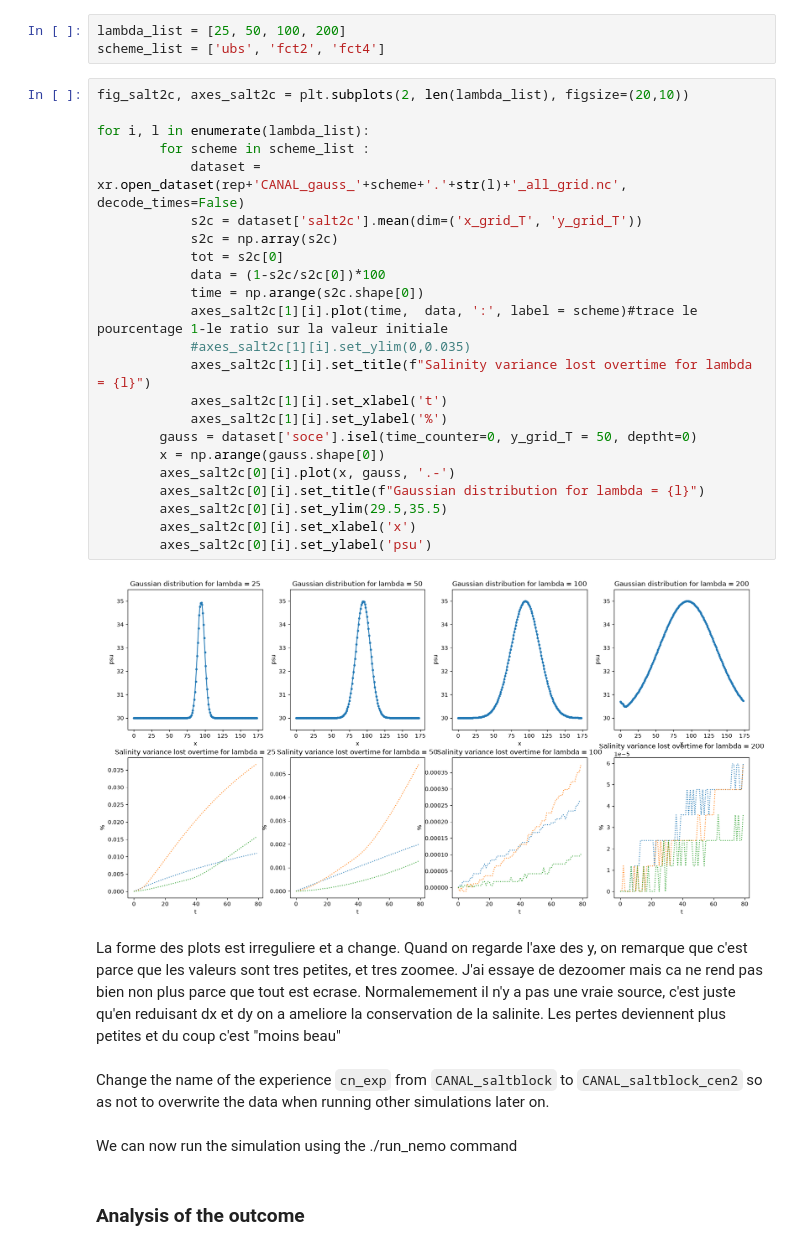
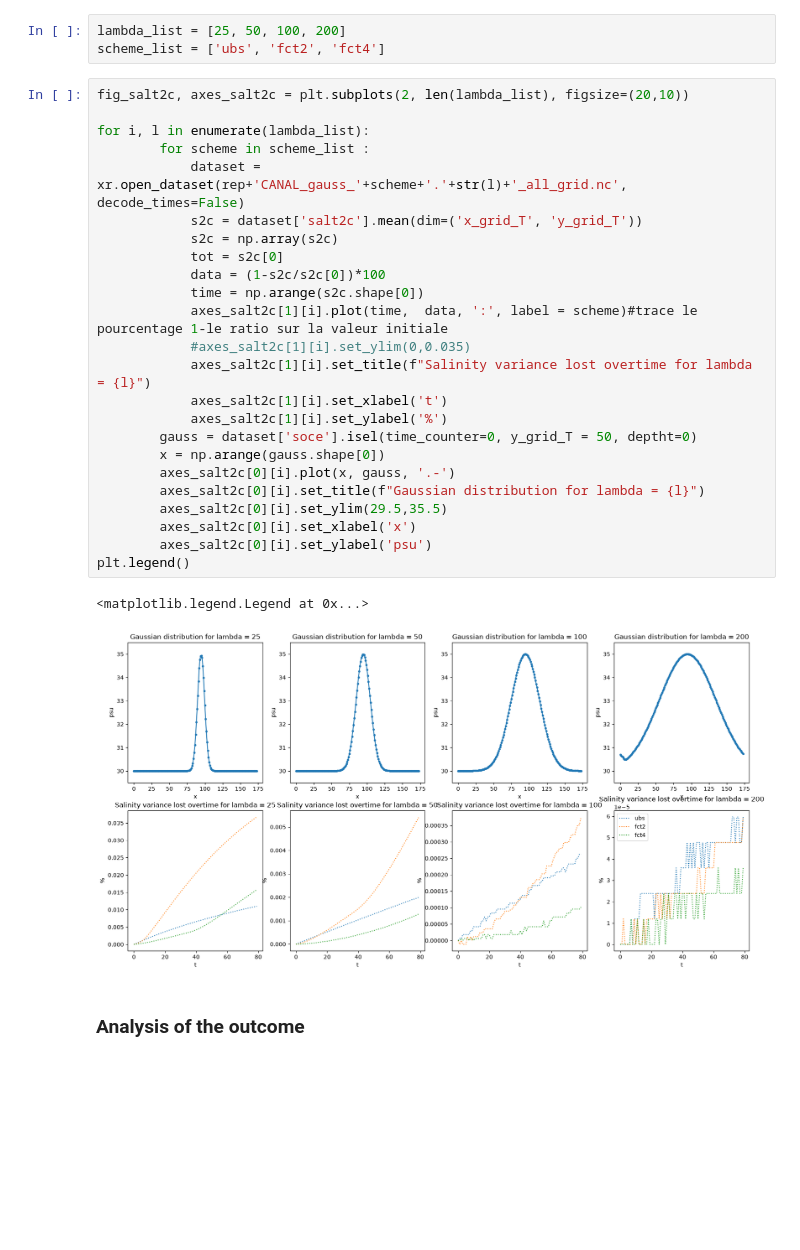
Before and after one commit to justinebuisson606/NEMO_Demonstrators, a Jupyter notebook: Demonstator 1-gauss.ipynb, the cells around one changed output. Cells and saved outputs as stored; diff of their text form; blank space fills up the shorter version.

````diff
--- a/Demonstator 1-gauss.ipynb
+++ b/Demonstator 1-gauss.ipynb
@@ -55,35 +55,30 @@ scheme_list = ['ubs', 'fct2', 'fct4']
 # %%
 fig_salt2c, axes_salt2c = plt.subplots(2, len(lambda_list), figsize=(20,10))
 
 for i, l in enumerate(lambda_list):
         for scheme in scheme_list :
             dataset = xr.open_dataset(rep+'CANAL_gauss_'+scheme+'.'+str(l)+'_all_grid.nc', decode_times=False)
             s2c = dataset['salt2c'].mean(dim=('x_grid_T', 'y_grid_T'))
             s2c = np.array(s2c)
             tot = s2c[0]
             data = (1-s2c/s2c[0])*100
             time = np.arange(s2c.shape[0])
             axes_salt2c[1][i].plot(time,  data, ':', label = scheme)#trace le pourcentage 1-le ratio sur la valeur initiale
             #axes_salt2c[1][i].set_ylim(0,0.035)
             axes_salt2c[1][i].set_title(f"Salinity variance lost overtime for lambda = {l}")
             axes_salt2c[1][i].set_xlabel('t')
             axes_salt2c[1][i].set_ylabel('%')
         gauss = dataset['soce'].isel(time_counter=0, y_grid_T = 50, deptht=0)
         x = np.arange(gauss.shape[0])
         axes_salt2c[0][i].plot(x, gauss, '.-')
         axes_salt2c[0][i].set_title(f"Gaussian distribution for lambda = {l}")
         axes_salt2c[0][i].set_ylim(29.5,35.5)
         axes_salt2c[0][i].set_xlabel('x')
         axes_salt2c[0][i].set_ylabel('psu')
+plt.legend()
 # %% [output]
+<matplotlib.legend.Legend at 0x...>
-[figure, old version]
+[figure, new version]
-# %% [markdown]
-La forme des plots est irreguliere et a change. Quand on regarde l'axe des y, on remarque que c'est parce que les valeurs sont tres petites, et tres zoomee. J'ai essaye de dezoomer mais ca ne rend pas bien non plus parce que tout est ecrase.
-Normalemement il n'y a pas une vraie source, c'est juste qu'en reduisant dx et dy on a ameliore la conservation de la salinite. Les pertes deviennent plus petites et du coup c'est "moins beau"
-# %% [markdown]
-Change the name of the experience ```cn_exp``` from ```CANAL_saltblock``` to ```CANAL_saltblock_cen2``` so as not to overwrite the data when running other simulations later on.
-# %% [markdown]
-We can now run the simulation using the ./run_nemo command
 # %% [markdown]
 ### Analysis of the outcome
 # %%
````
Also changed, not shown: parts of 29 cells of this notebook.
